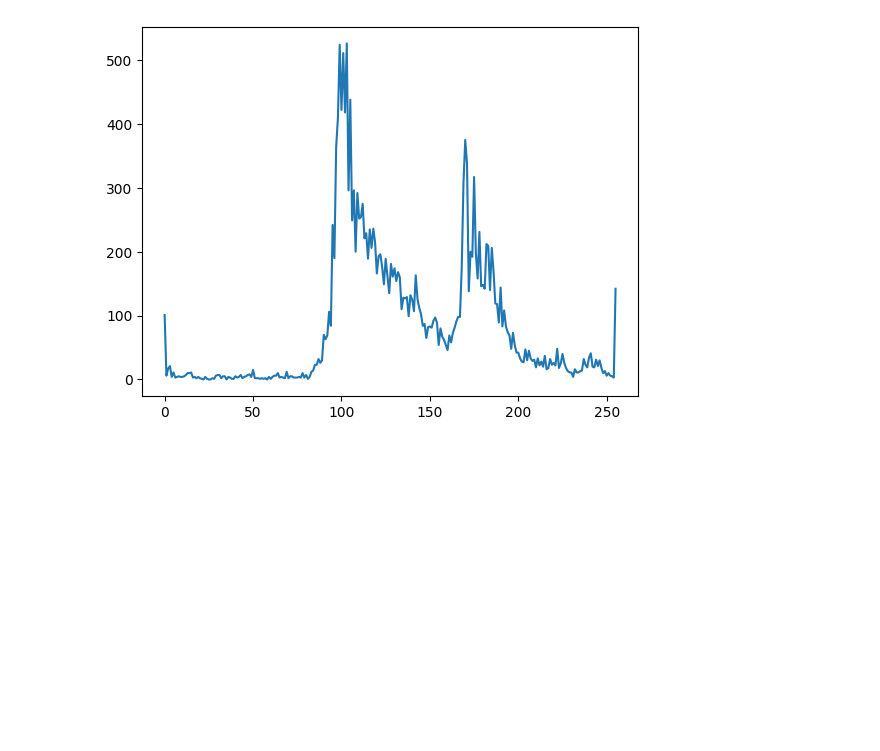
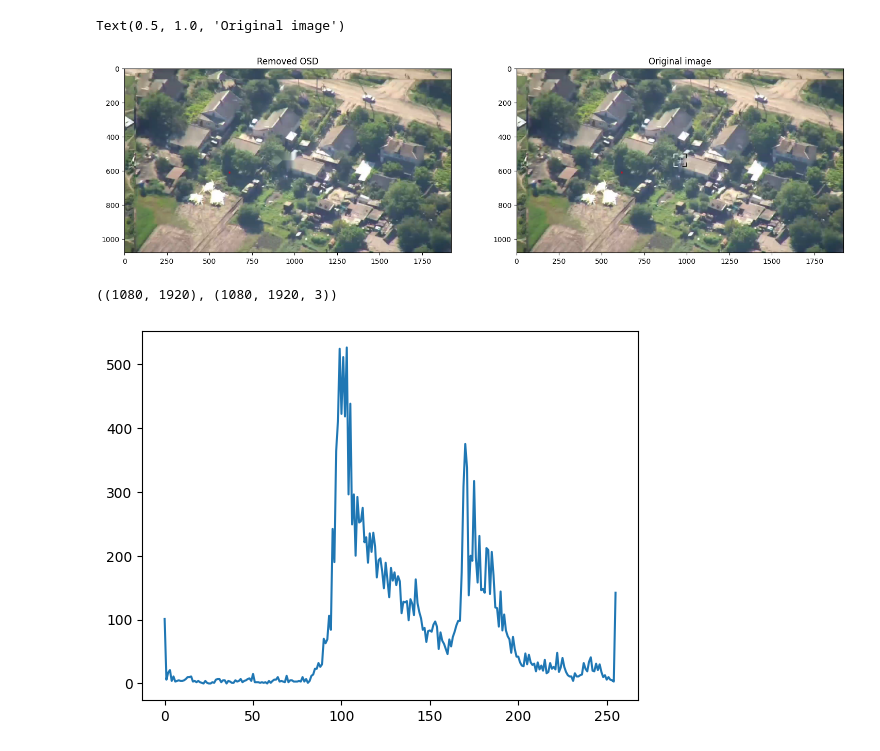
Before and after one commit to dieumerci7/OSD-Removal, a Jupyter notebook: notebooks/test.ipynb, the cells around one changed output. Cells and saved outputs as stored; diff of their text form; code cells hidden in the pictures; blank space fills up the shorter version.

Commit message:
added cv2 inpainting

```diff
--- a/notebooks/test.ipynb
+++ b/notebooks/test.ipynb
@@ -50,3 +47,40 @@ plt.imshow(video[0])
+# %%
+# Define the region containing the OSD
+img = video[0]
+height, width, _ = img.shape
+
+mask = np.zeros((height, width), dtype=np.uint8)
+
+x_center = height  // 2
+y_center = width // 2
+
+x_margin = int(height * 0.05)
+y_margin = int(width * 0.05)
+
+
+# Set the OSD region in the mask to be white (255)
+mask[x_center - x_margin: x_center + x_margin, y_center - y_margin : y_center + y_margin] = 255
+
+# Apply inpainting to remove OSD
+inpaint_result = cv2.inpaint(img, mask, inpaintRadius=3, flags=cv2.INPAINT_TELEA)
+
+
+
+plt.figure(figsize=(18, 12))
+plt.subplot(1, 2, 1)
+plt.imshow(inpaint_result)
+plt.title('Removed OSD')
+
+plt.subplot(1, 2, 2)
+plt.imshow(img)
+plt.title('Original image')
+# %% [output]
+Text(0.5, 1.0, 'Original image')
+[figure, added]
+# %%
+mask.shape, img.shape
+# %% [output]
+((1080, 1920), (1080, 1920, 3))
 # %%
 cropped_img = crop_center(video[0])
 # %%
```
Also changed, not shown: parts of 4 cells of this notebook.
